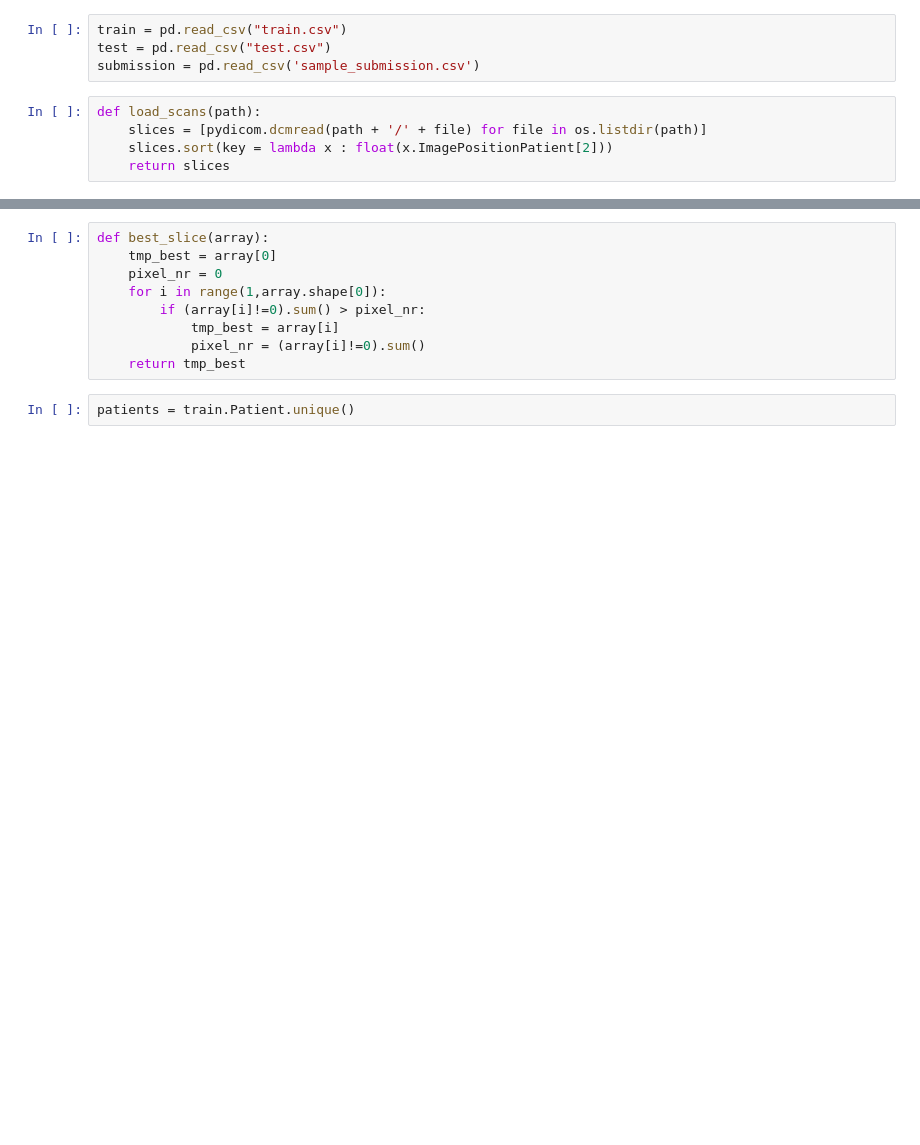
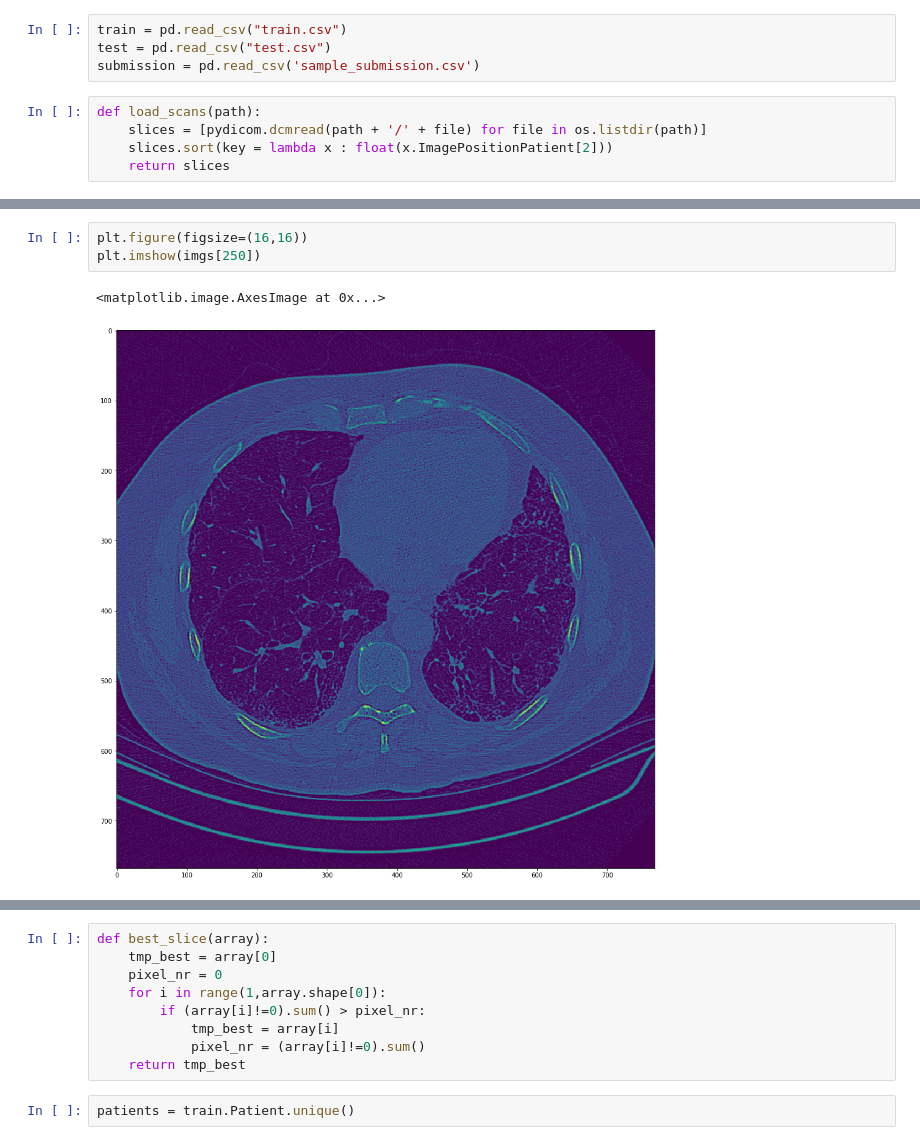
Before and after one commit to EdMDias/OSIC_kaggle_project, a Jupyter notebook: largest_slice_of_lung.ipynb, the cells around one changed output, grey strips where cells are left out. Cells and saved outputs as stored; diff of their text form; blank space fills up the shorter version.

```diff
--- a/largest_slice_of_lung.ipynb
+++ b/largest_slice_of_lung.ipynb
@@ -42,0 +138,6 @@ def lung_slices_pic(slices):
+# %%
+plt.figure(figsize=(16,16))
+plt.imshow(imgs[250])
+# %% [output]
+<matplotlib.image.AxesImage at 0x...>
+[figure, added]
```
Also changed, not shown: parts of 34 cells of this notebook.
